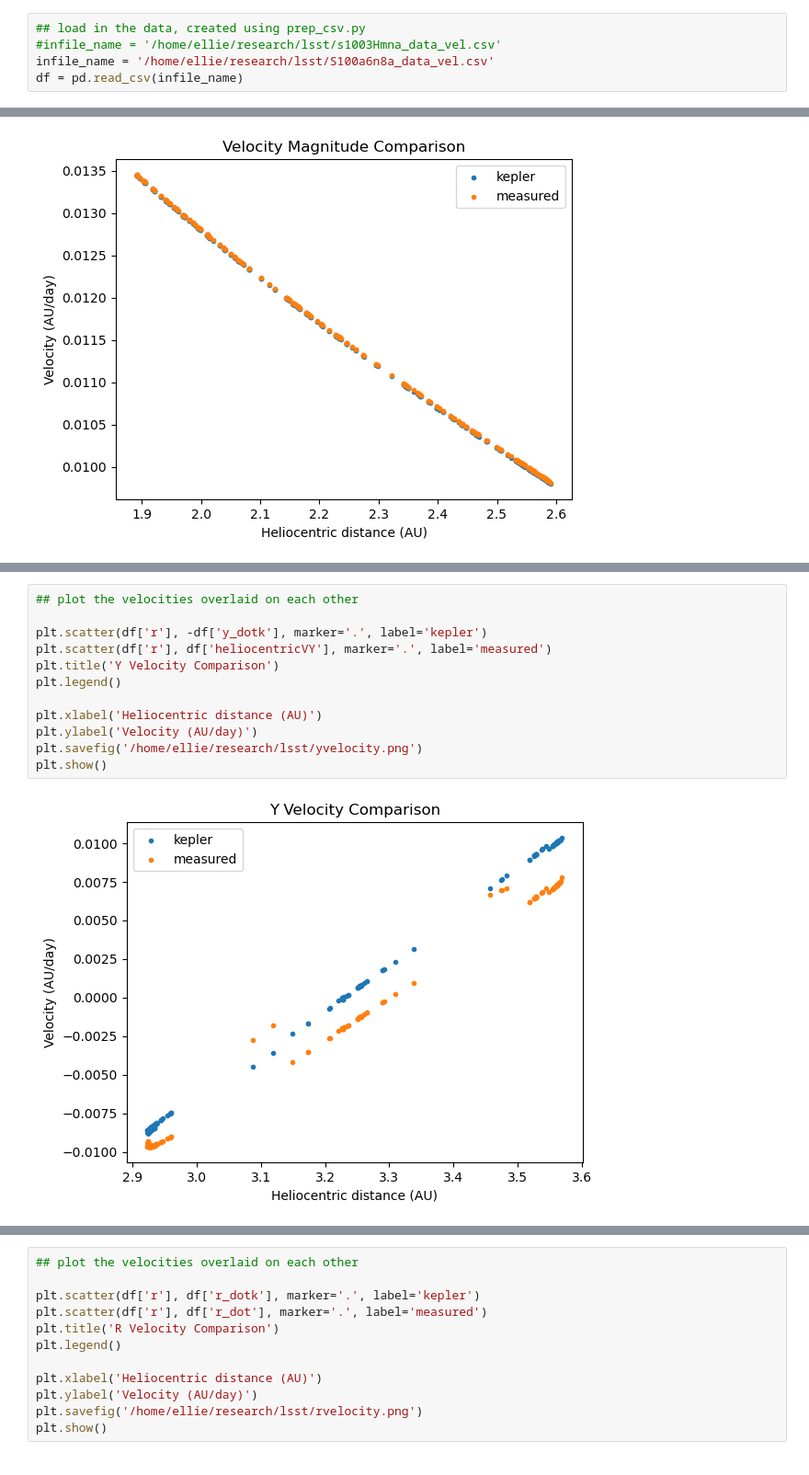
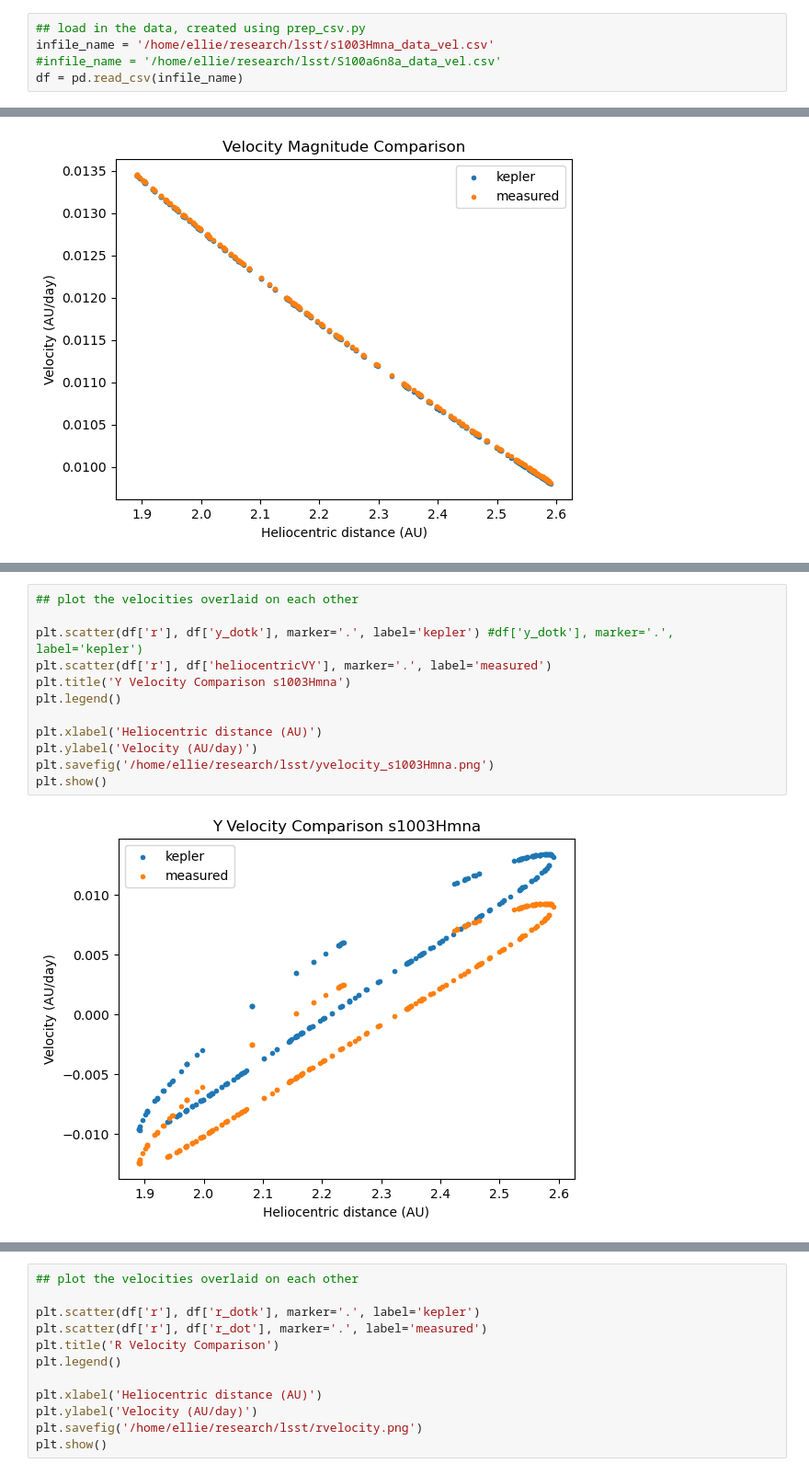
Before and after one commit to ewhite42/lsst_seti, a Jupyter notebook: sycorax_search/verify_velocity.ipynb, the cells around one changed output, grey strips where cells are left out. Shown: that part at 92% size. Cells and saved outputs as stored; diff of their text form.

```diff
--- a/sycorax_search/verify_velocity.ipynb
+++ b/sycorax_search/verify_velocity.ipynb
@@ -5,7 +10,7 @@ import pandas as pd
 # %%
 ## load in the data, created using prep_csv.py
-#infile_name = '/home/ellie/research/lsst/s1003Hmna_data_vel.csv'
-infile_name = '/home/ellie/research/lsst/S100a6n8a_data_vel.csv'
+infile_name = '/home/ellie/research/lsst/s1003Hmna_data_vel.csv'
+#infile_name = '/home/ellie/research/lsst/S100a6n8a_data_vel.csv'
 df = pd.read_csv(infile_name)
 # %%
 ## plot the velocities overlaid on each other
@@ -38,17 +43,17 @@ plt.show()
 # %%
 ## plot the velocities overlaid on each other
 
-plt.scatter(df['r'], -df['y_dotk'], marker='.', label='kepler')
+plt.scatter(df['r'], df['y_dotk'], marker='.', label='kepler') #df['y_dotk'], marker='.', label='kepler')
 plt.scatter(df['r'], df['heliocentricVY'], marker='.', label='measured')
-plt.title('Y Velocity Comparison')
+plt.title('Y Velocity Comparison s1003Hmna')
 plt.legend()
 
 plt.xlabel('Heliocentric distance (AU)')
 plt.ylabel('Velocity (AU/day)')
-plt.savefig('/home/ellie/research/lsst/yvelocity.png')
+plt.savefig('/home/ellie/research/lsst/yvelocity_s1003Hmna.png')
 plt.show()
 # %% [output]
-[figure, old version]
+[figure, new version]
 # %%
 ## plot the velocities overlaid on each other
 
```
Also changed, not shown: parts of 3 cells of this notebook, 2 other files.
